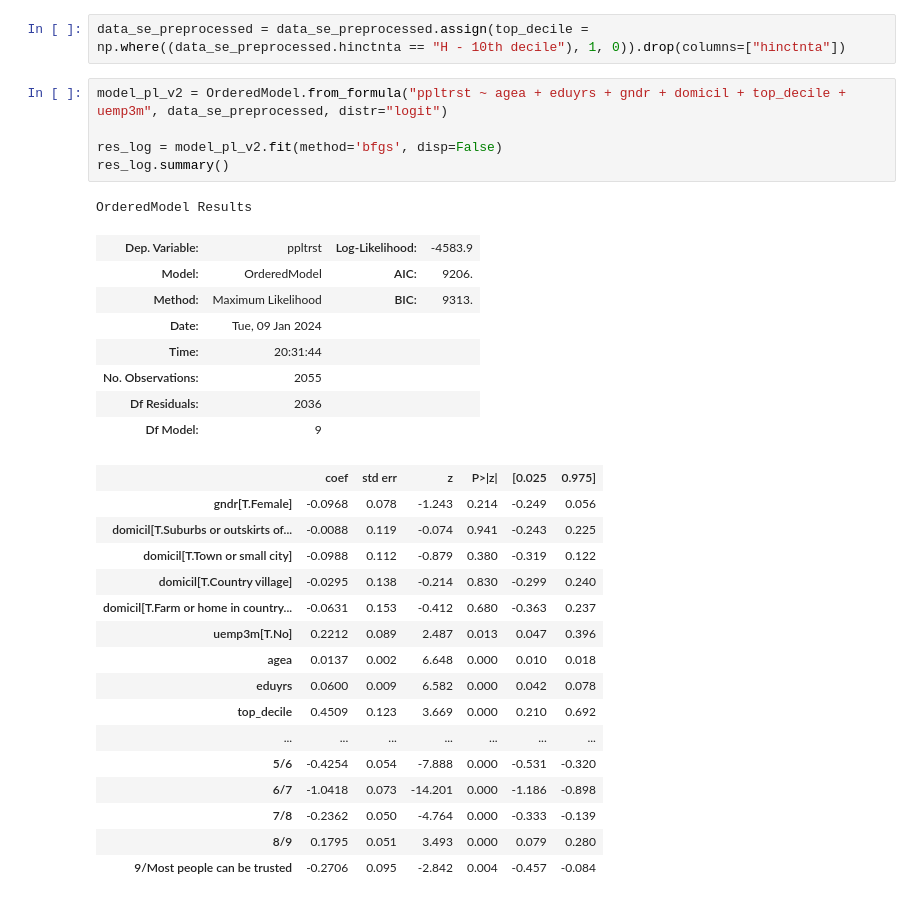
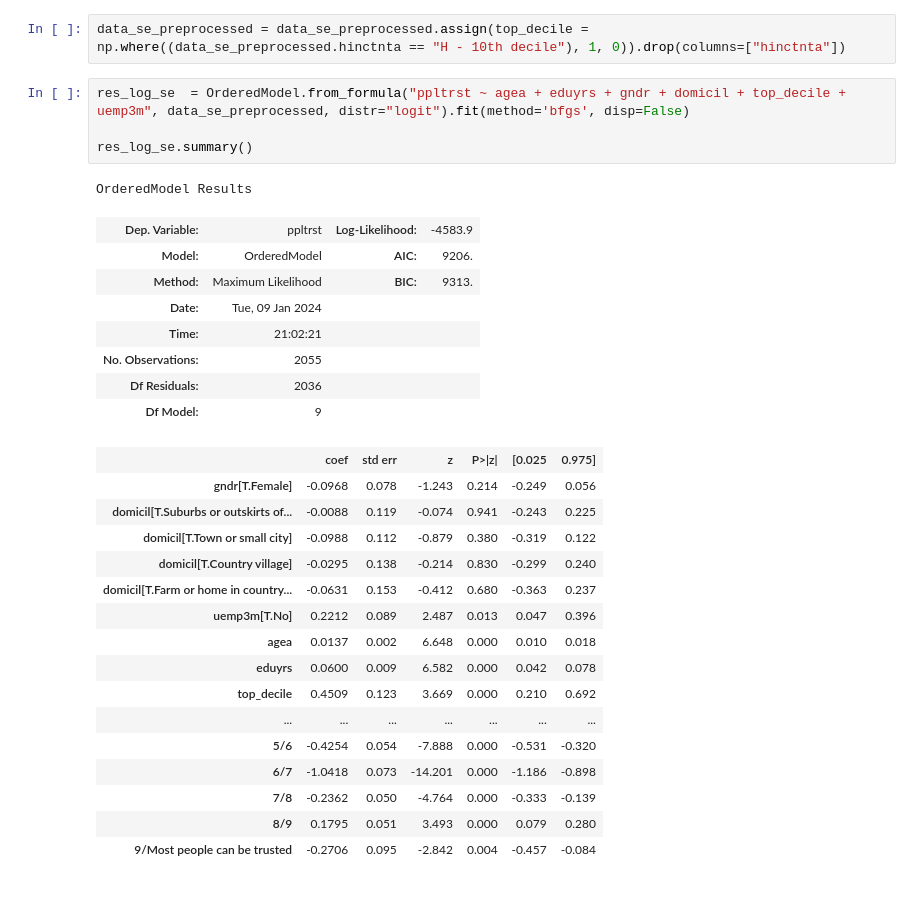
Before and after one commit to mateuszkasprowicz/social-trust, a Jupyter notebook: notebooks/model.ipynb, the cells around one changed output. Cells and saved outputs as stored; diff of their text form.

```diff
--- a/notebooks/model.ipynb
+++ b/notebooks/model.ipynb
@@ -247,17 +268,16 @@ See the caveats in the documentation: https://pandas.pydata.org/pandas-docs/stab
 # %%
 data_se_preprocessed = data_se_preprocessed.assign(top_decile = np.where((data_se_preprocessed.hinctnta == "H - 10th decile"), 1, 0)).drop(columns=["hinctnta"])
 # %%
-model_pl_v2 = OrderedModel.from_formula("ppltrst ~ agea + eduyrs + gndr + domicil + top_decile + uemp3m", data_se_preprocessed, distr="logit")
+res_log_se  = OrderedModel.from_formula("ppltrst ~ agea + eduyrs + gndr + domicil + top_decile + uemp3m", data_se_preprocessed, distr="logit").fit(method='bfgs', disp=False)
 
-res_log = model_pl_v2.fit(method='bfgs', disp=False)
-res_log.summary()
+res_log_se.summary()
 # %% [output]
 OrderedModel Results
 | Dep. Variable: | ppltrst | Log-Likelihood: | -4583.9 |
 | Model: | OrderedModel | AIC: | 9206. |
 | Method: | Maximum Likelihood | BIC: | 9313. |
 | Date: | Tue, 09 Jan 2024 |  |  |
-| Time: | 20:31:44 |  |  |
+| Time: | 21:02:21 |  |  |
 | No. Observations: | 2055 |  |  |
 | Df Residuals: | 2036 |  |  |
 | Df Model: | 9 |  |  |
```
Also changed, not shown: parts of 9 cells of this notebook.
